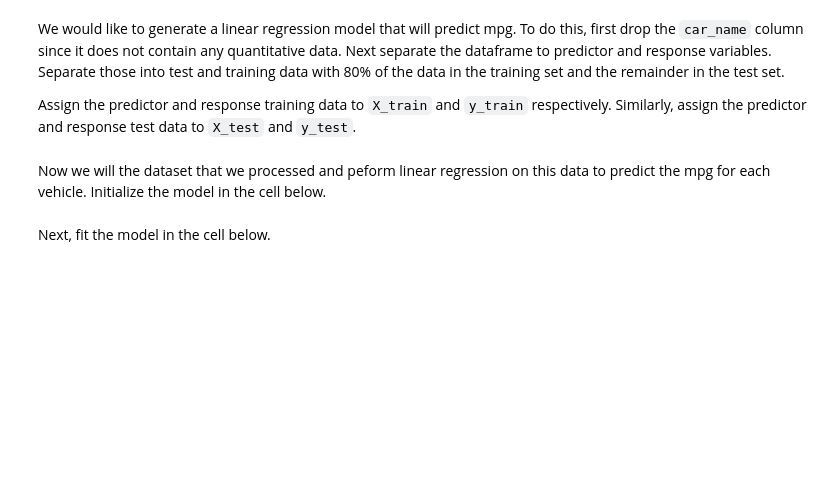
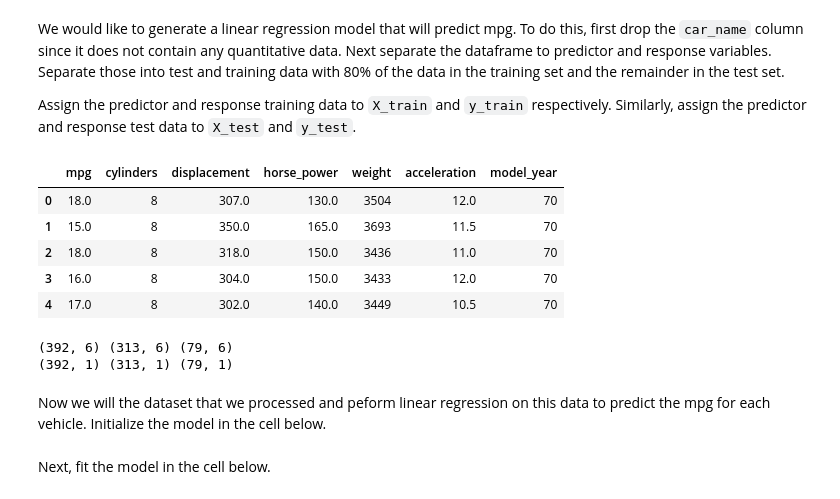
Before and after one commit to MariusGoeren/lab-intro-to-sklearn-en, a Jupyter notebook: your-code/main.ipynb, the cells around one changed output. Drawn from its saved outputs; the diff is of its cells as text; code cells hidden in the pictures; blank space fills up the shorter version.

```diff
--- a/your-code/main.ipynb
+++ b/your-code/main.ipynb
@@ -191,5 +256,27 @@ We would like to generate a linear regression model that will predict mpg. To do
 Assign the predictor and response training data to `X_train` and `y_train` respectively. Similarly, assign the predictor and response test data to `X_test` and `y_test`.
 # %%
 # Your code here:
+auto = auto.drop(columns="car_name")
+auto.head()
+# %% [output]
+|  | mpg | cylinders | displacement | horse_power | weight | acceleration | model_year |
+| 0 | 18.0 | 8 | 307.0 | 130.0 | 3504 | 12.0 | 70 |
+| 1 | 15.0 | 8 | 350.0 | 165.0 | 3693 | 11.5 | 70 |
+| 2 | 18.0 | 8 | 318.0 | 150.0 | 3436 | 11.0 | 70 |
+| 3 | 16.0 | 8 | 304.0 | 150.0 | 3433 | 12.0 | 70 |
+| 4 | 17.0 | 8 | 302.0 | 140.0 | 3449 | 10.5 | 70 |
+# %%
+X = auto.iloc[:,1:]
+y = auto["mpg"].values.reshape(-1, 1)
+
+# Split in train and test sets
+X_train, X_test, y_train, y_test = train_test_split(X, y, test_size=0.2)
+
+# Check train and test sizes
+print(X.shape, X_train.shape, X_test.shape)
+print(y.shape, y_train.shape, y_test.shape)
+# %% [output]
+(392, 6) (313, 6) (79, 6)
+(392, 1) (313, 1) (79, 1)
 # %% [markdown]
 Now we will the dataset that we processed and peform linear regression on this data to predict the mpg for each vehicle. Initialize the model in the cell below.
```
Also changed, not shown: parts of 25 cells of this notebook.
